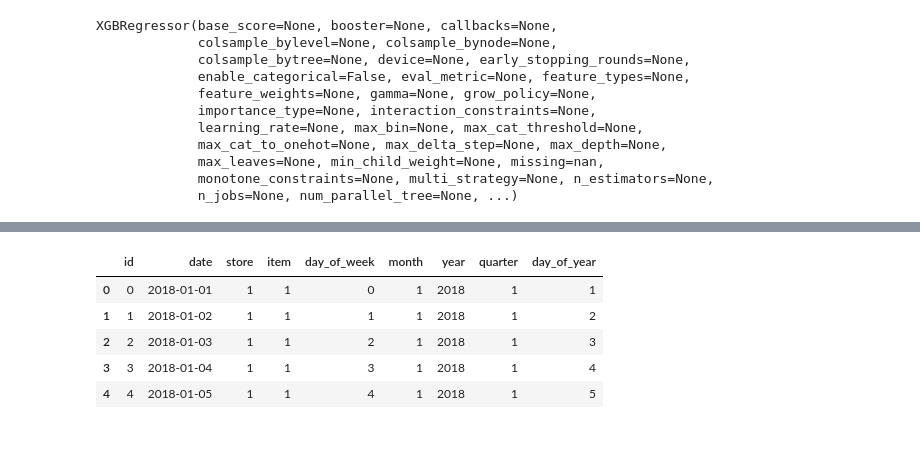
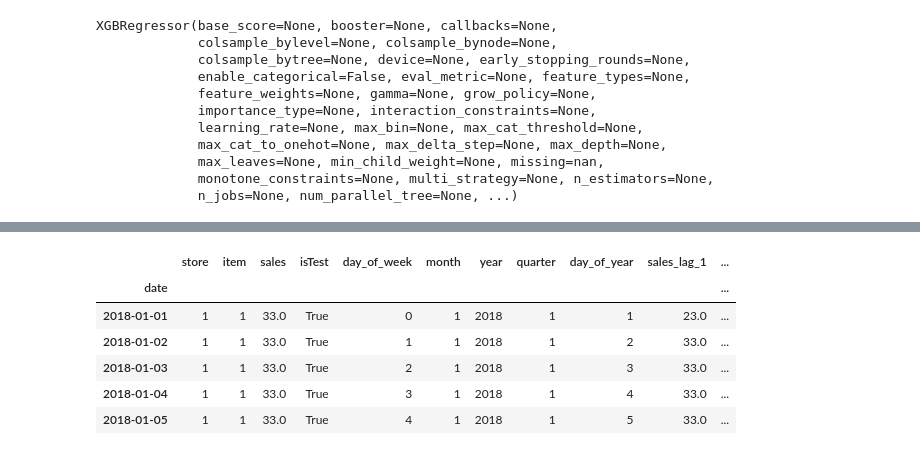
Before and after one commit to Omid4mit/ML, a Jupyter notebook: Machine_Learning/Projects/Store_Item_Demand_Forecasting/storeItemsDemandForecasting.ipynb, the cells around one changed output, grey strips where cells are left out. Saved outputs shown, nothing was run; the diff lists cells and outputs as text; code cells hidden in the pictures.

```diff
--- a/Machine_Learning/Projects/Store_Item_Demand_Forecasting/storeItemsDemandForecasting.ipynb
+++ b/Machine_Learning/Projects/Store_Item_Demand_Forecasting/storeItemsDemandForecasting.ipynb
@@ -173,5 +207,4 @@ trainData.head()
 # %%
 # 3.2 Create Lag Features
-trainData['sales_lag_1'] = trainData['sales'].shift(1)     # Previous day
-trainData['sales_lag_7'] = trainData['sales'].shift(7)     # Same day last week
-trainData.head()
+# 3.2.1 Create a copy to avoid SettingWithCopyWarning
+fullData_fe = fullData.copy()
@@ -184,0 +211,11 @@ trainData.head()
+# %%
+# 3.2.2 Create Lag and Rolling Features
+fullData_fe = fullData_fe.sort_values(['store', 'item', 'date'])
+fullData_fe['sales_lag_1'] = fullData_fe.groupby(['store', 'item'])['sales'].shift(1)
+fullData_fe['sales_lag_7'] = fullData_fe.groupby(['store', 'item'])['sales'].shift(7)
+fullData_fe['sales_7d_avg'] = (
+    fullData_fe
+    .groupby(['store', 'item'])['sales']
+    .transform(lambda x: x.rolling(window=7).mean())
+)
+fullData_fe.head()
@@ -185,5 +230,5 @@ trainData.head()
 # %%
-# 3.2.1 Handle Missing Values (Backward Fill)
-trainData.bfill(inplace=True)
-trainData.head()
+# 3.2.3 Handle Missing Values (Backward Fill)
+fullData_fe.bfill(inplace=True)
+fullData_fe.head()
 # %% [output]
@@ -277,25 +379,14 @@ XGBRegressor(base_score=None, booster=None, callbacks=None,
 # %%
-# 5.1 Prepare Test Data
+# 6.1 Prepare Test Data
 
-# 5.1.1 Load Test Data
-loadTestCSV = pd.read_csv('test.csv')
-testData = pd.DataFrame(loadTestCSV)
-
-# 5.1.2 Convert Data Types
-testData['date'] = pd.to_datetime(testData['date'])
-
-# 5.1.3 Create Time-Based Features
-testData['day_of_week'] = testData['date'].dt.dayofweek       # 0 = Monday, 6 = Sunday
-testData['month'] = testData['date'].dt.month                 # 1 to 12
-testData['year'] = testData['date'].dt.year                   # e.g., 2025
-testData['quarter'] = testData['date'].dt.quarter             # 1 to 4
-testData['day_of_year'] = testData['date'].dt.dayofyear       # 1 to 365/366
-
-testData.head()
+# 6.1.1 Split test data from full data
+testData_sp = fullData_fe[fullData_fe['isTest']]
+testData_sp.head()
 # %% [output]
-|  | id | date | store | item | day_of_week | month | year | quarter | day_of_year |
-| 0 | 0 | 2018-01-01 | 1 | 1 | 0 | 1 | 2018 | 1 | 1 |
-| 1 | 1 | 2018-01-02 | 1 | 1 | 1 | 1 | 2018 | 1 | 2 |
-| 2 | 2 | 2018-01-03 | 1 | 1 | 2 | 1 | 2018 | 1 | 3 |
-| 3 | 3 | 2018-01-04 | 1 | 1 | 3 | 1 | 2018 | 1 | 4 |
-| 4 | 4 | 2018-01-05 | 1 | 1 | 4 | 1 | 2018 | 1 | 5 |
+|  | store | item | sales | isTest | day_of_week | month | year | quarter | day_of_year | sales_lag_1 | ... |
+| date |  |  |  |  |  |  |  |  |  |  | ... |
+| 2018-01-01 | 1 | 1 | 33.0 | True | 0 | 1 | 2018 | 1 | 1 | 23.0 | ... |
+| 2018-01-02 | 1 | 1 | 33.0 | True | 1 | 1 | 2018 | 1 | 2 | 33.0 | ... |
+| 2018-01-03 | 1 | 1 | 33.0 | True | 2 | 1 | 2018 | 1 | 3 | 33.0 | ... |
+| 2018-01-04 | 1 | 1 | 33.0 | True | 3 | 1 | 2018 | 1 | 4 | 33.0 | ... |
+| 2018-01-05 | 1 | 1 | 33.0 | True | 4 | 1 | 2018 | 1 | 5 | 33.0 | ... |
```
Also changed, not shown: parts of 30 cells of this notebook.
